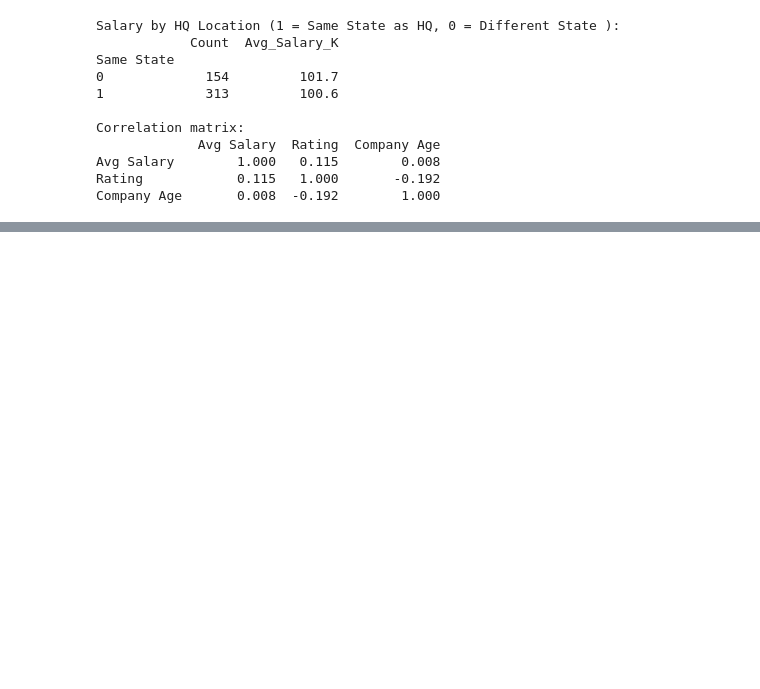
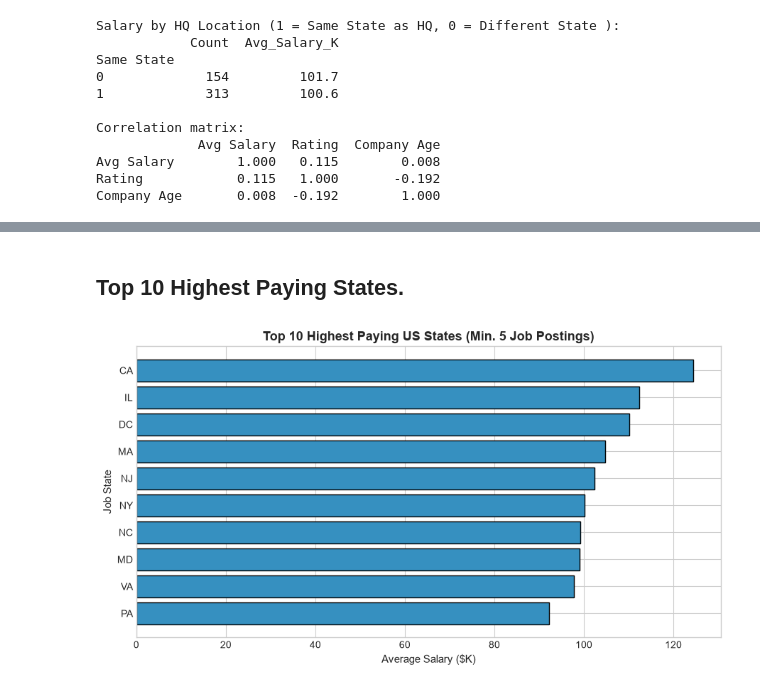
Before and after one commit to aditya-vishnoi/glassdoor-salary-analysis, a Jupyter notebook: notebooks/tech_salary_analysis.ipynb, the cells around one changed output, grey strips where cells are left out. Cells and saved outputs as stored; diff of their text form; code cells hidden in the pictures; blank space fills up the shorter version.

```diff
--- a/notebooks/tech_salary_analysis.ipynb
+++ b/notebooks/tech_salary_analysis.ipynb
@@ -461,0 +501,16 @@ Company Age       0.008  -0.192        1.000
+# %% [markdown]
+## Top 10 Highest Paying States.
+# %%
+plt.figure(figsize=(9, 5))
+
+state_plot = State_Salary.sort_values(by='Mean_Salary', ascending=True)
+
+plt.barh(state_plot.index, state_plot['Mean_Salary'], color='#3690c0', edgecolor='black')
+
+plt.title('Top 10 Highest Paying US States (Min. 5 Job Postings)', fontsize=13, fontweight='bold')
+plt.xlabel('Average Salary ($K)', fontsize=11)
+plt.ylabel('Job State', fontsize=11)
+plt.tight_layout()
+plt.show()
+# %% [output]
+[figure, added]
```
Also changed, not shown: parts of 6 cells of this notebook.
